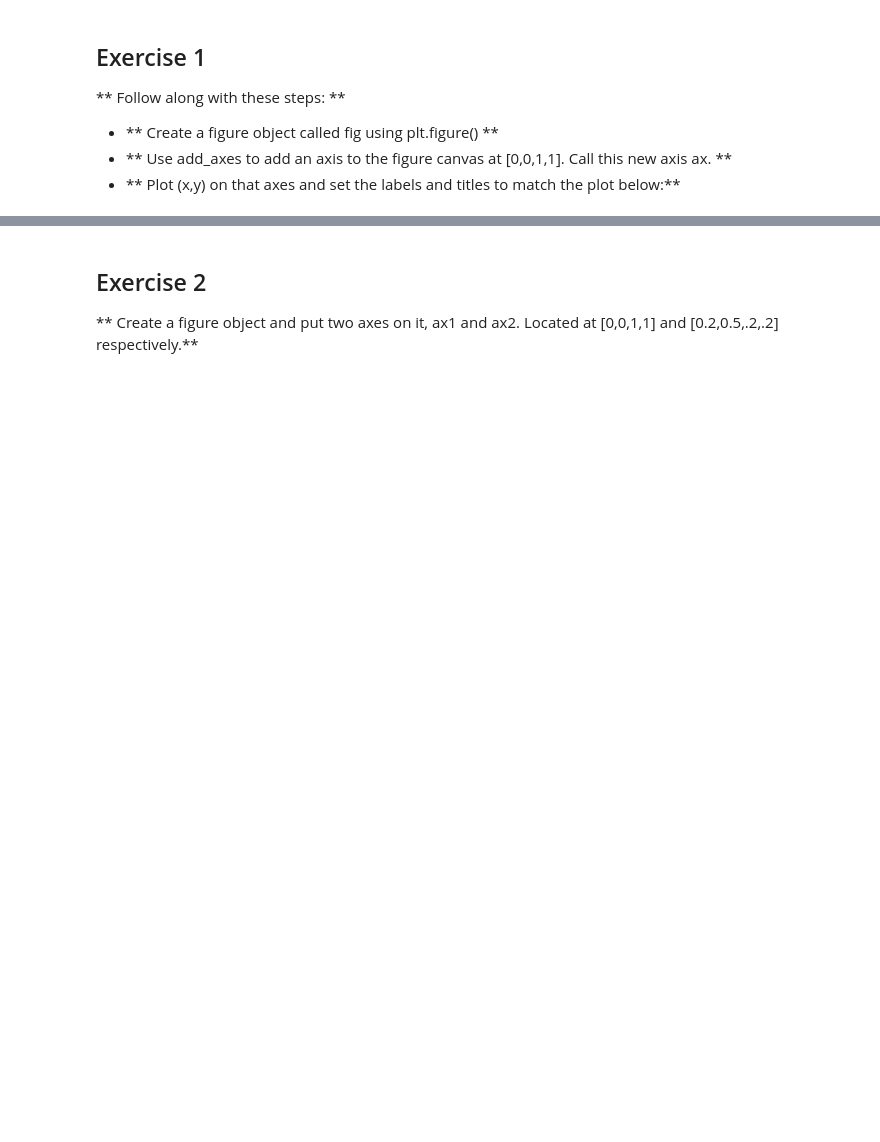
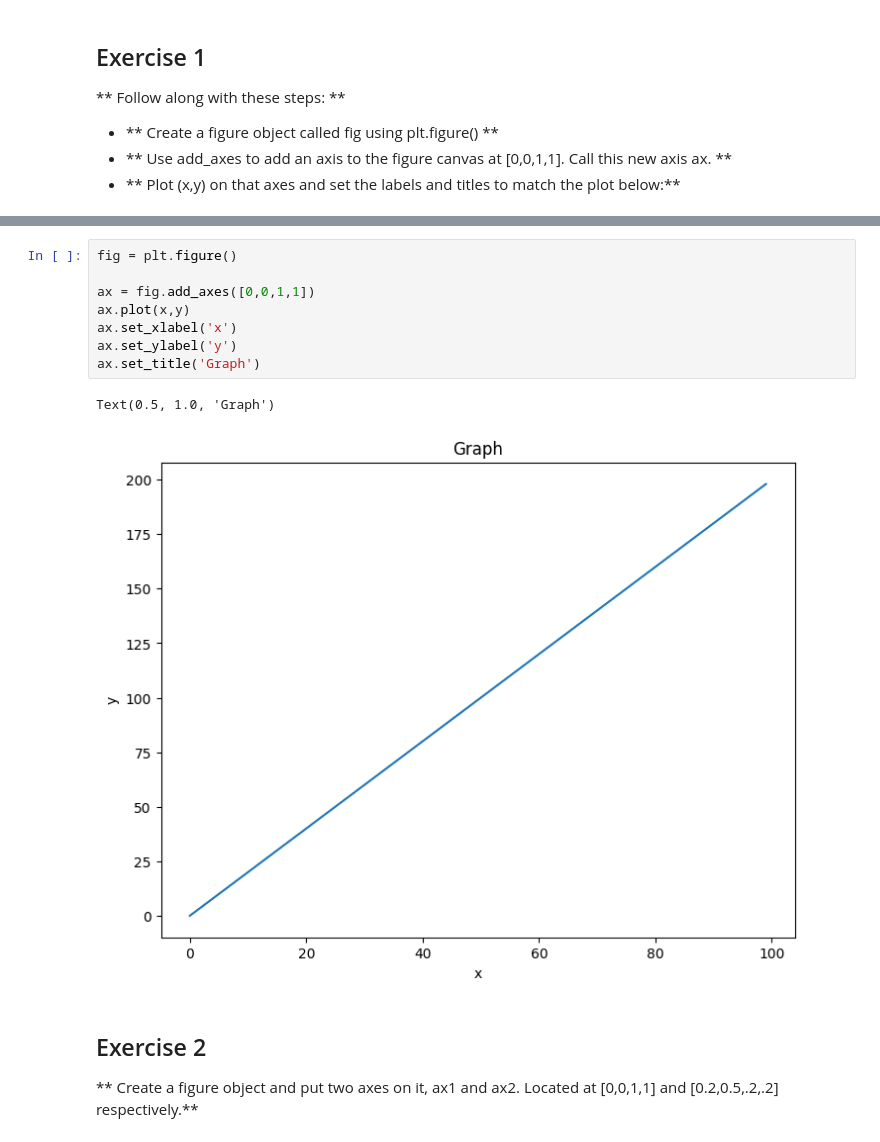
Before and after one commit to 130-SanaAsif/Data-Analysis, a Jupyter notebook: python basics and advanced/02-Matplotlib Exercises.ipynb, the cells around one changed output, grey strips where cells are left out. Saved outputs shown, nothing was run; the diff lists cells and outputs as text; blank space fills up the shorter version.

```diff
--- a/python basics and advanced/02-Matplotlib Exercises.ipynb
+++ b/python basics and advanced/02-Matplotlib Exercises.ipynb
@@ -37,3 +36,14 @@ z = x**2
+# %%
+fig = plt.figure()
+
+ax = fig.add_axes([0,0,1,1])
+ax.plot(x,y)
+ax.set_xlabel('x')
+ax.set_ylabel('y')
+ax.set_title('Graph')
+# %% [output]
+Text(0.5, 1.0, 'Graph')
+[figure, added]
 # %% [markdown]
 ## Exercise 2
 ** Create a figure object and put two axes on it, ax1 and ax2. Located at [0,0,1,1] and [0.2,0.5,.2,.2] respectively.**
```
Also changed, not shown: parts of 12 cells of this notebook.
